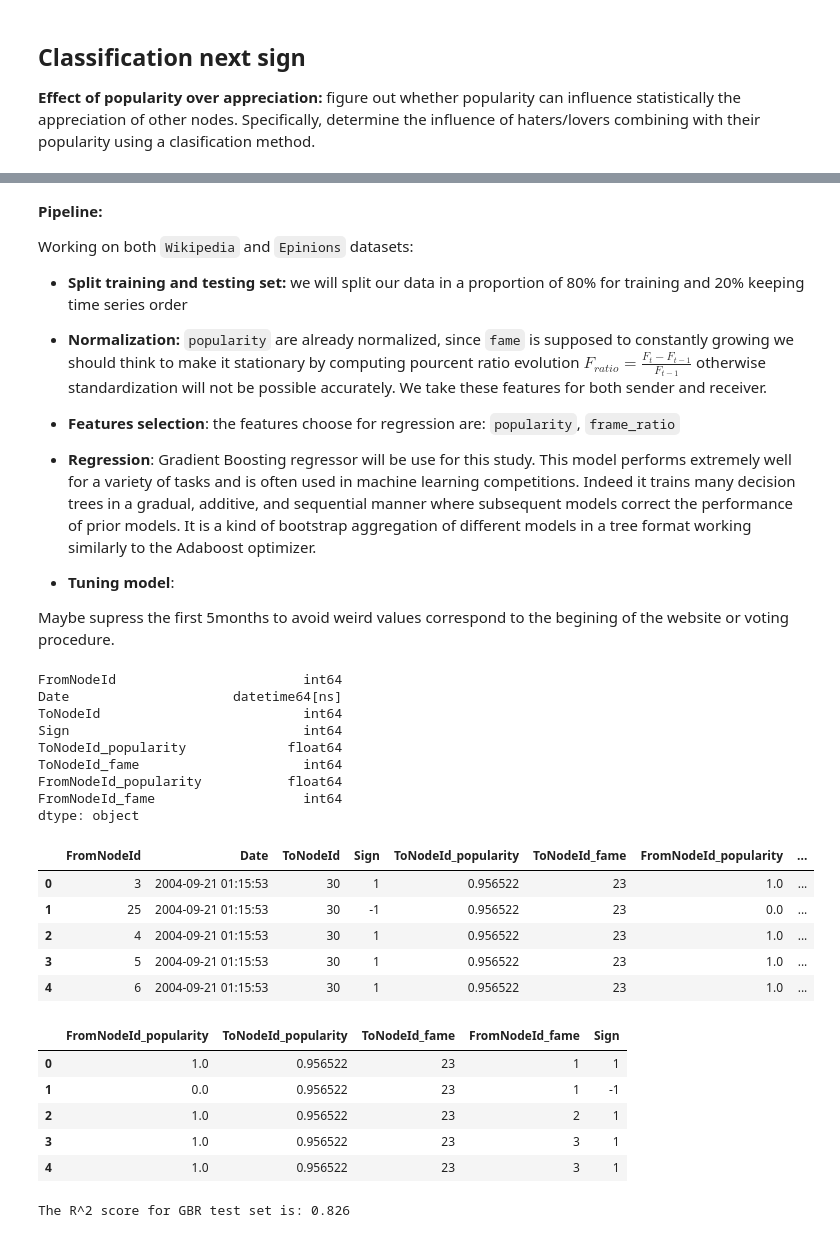
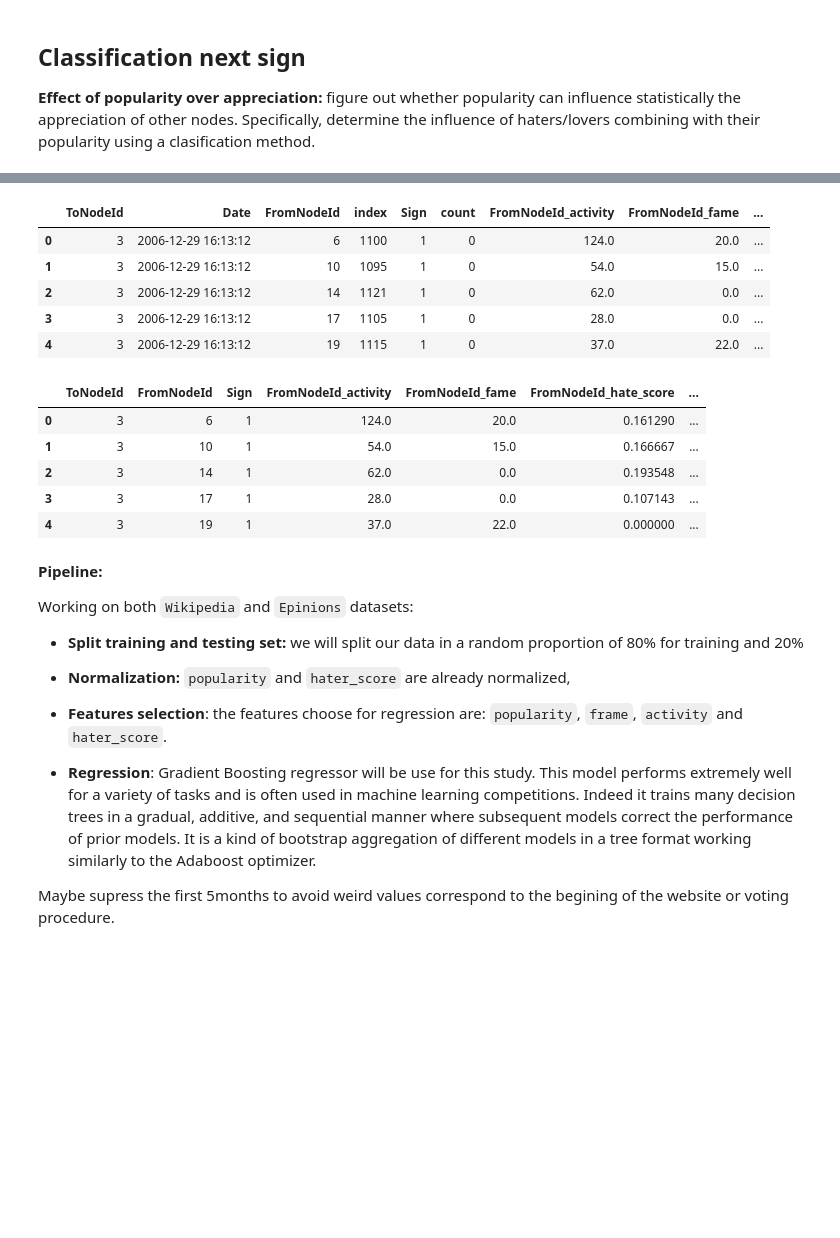
Before and after one commit to epfl-ada/ada-2020-project-milestone-p3-p3_adaptateur, a Jupyter notebook: notebook-matthieu.ipynb, the cells around one changed output, grey strips where cells are left out. Drawn from its saved outputs; the diff is of its cells as text; code cells hidden in the pictures; blank space fills up the shorter version.

```diff
--- a/notebook-matthieu.ipynb
+++ b/notebook-matthieu.ipynb
@@ -490,23 +512,36 @@ for d in dated_datasets:
+# %%
+wiki = wiki.fillna(0.)
+display(wiki.head())
+wiki = wiki.drop(['Date', 'index', 'count'], axis=1)
+display(wiki.head())
+# %% [output]
+|  | ToNodeId | Date | FromNodeId | index | Sign | count | FromNodeId_activity | FromNodeId_fame | ... |
+| 0 | 3 | 2006-12-29 16:13:12 | 6 | 1100 | 1 | 0 | 124.0 | 20.0 | ... |
+| 1 | 3 | 2006-12-29 16:13:12 | 10 | 1095 | 1 | 0 | 54.0 | 15.0 | ... |
+| 2 | 3 | 2006-12-29 16:13:12 | 14 | 1121 | 1 | 0 | 62.0 | 0.0 | ... |
+| 3 | 3 | 2006-12-29 16:13:12 | 17 | 1105 | 1 | 0 | 28.0 | 0.0 | ... |
+| 4 | 3 | 2006-12-29 16:13:12 | 19 | 1115 | 1 | 0 | 37.0 | 22.0 | ... |
+|  | ToNodeId | FromNodeId | Sign | FromNodeId_activity | FromNodeId_fame | FromNodeId_hate_score | ... |
+| 0 | 3 | 6 | 1 | 124.0 | 20.0 | 0.161290 | ... |
+| 1 | 3 | 10 | 1 | 54.0 | 15.0 | 0.166667 | ... |
+| 2 | 3 | 14 | 1 | 62.0 | 0.0 | 0.193548 | ... |
+| 3 | 3 | 17 | 1 | 28.0 | 0.0 | 0.107143 | ... |
+| 4 | 3 | 19 | 1 | 37.0 | 22.0 | 0.000000 | ... |
 # %% [markdown]
 **Pipeline:**
 
 Working on both `Wikipedia` and `Epinions` datasets:
 
-* **Split training and testing set:** we will split our data in a proportion of 80% for training and 20% keeping time series order
+* **Split training and testing set:** we will split our data in a random proportion of 80% for training and 20%
 
 
-* **Normalization:** `popularity` are already normalized, since `fame` is supposed to constantly growing we should think to make it stationary by computing pourcent ratio evolution $F_{ratio} = \frac{F_{t}-F_{t-1}}{F_{t-1}}$ otherwise standardization will not be possible accurately. We take these features for both sender and receiver.
+* **Normalization:** `popularity` and `hater_score` are already normalized,
 
-
-* **Features selection**: the features choose for regression are: `popularity`, `frame_ratio`
-
+* **Features selection**: the features choose for regression are: `popularity`, `frame`, `activity` and `hater_score`.
 
 * **Regression**: Gradient Boosting regressor will be use for this study. This model performs extremely well for a variety of tasks and is often used in machine learning competitions. Indeed it trains many decision trees in a gradual, additive, and sequential manner where subsequent models correct the performance of prior models. It is a kind of bootstrap aggregation of different models in a tree format working similarly to the Adaboost optimizer.
 
 
-* **Tuning model**:
-
-
 Maybe supress the first 5months to avoid weird values correspond to the begining of the website or voting procedure.
 # %%
 #Split training and testing set
@@ -554,35 +606,3 @@ def standardize(X_train, X_test, columns):
-# %%
-features = ['FromNodeId_popularity', 'ToNodeId_popularity', 'ToNodeId_fame', 'FromNodeId_fame']
-norm_col = ['ToNodeId_fame', 'FromNodeId_fame']
-target = 'Sign'
-wiki = dated_datasets[0]['regression_df']
-display(wiki.dtypes)
-display(wiki.head())
-wiki = wiki[['FromNodeId_popularity', 'ToNodeId_popularity', 'ToNodeId_fame', 'FromNodeId_fame', 'Sign']]
-display(wiki.head())
-train_set, test_set = longitudinal_split(wiki)
-# %% [output]
-FromNodeId                        int64
-Date                     datetime64[ns]
-ToNodeId                          int64
-Sign                              int64
-ToNodeId_popularity             float64
-ToNodeId_fame                     int64
-FromNodeId_popularity           float64
-FromNodeId_fame                   int64
-dtype: object
-|  | FromNodeId | Date | ToNodeId | Sign | ToNodeId_popularity | ToNodeId_fame | FromNodeId_popularity | ... |
-| 0 | 3 | 2004-09-21 01:15:53 | 30 | 1 | 0.956522 | 23 | 1.0 | ... |
-| 1 | 25 | 2004-09-21 01:15:53 | 30 | -1 | 0.956522 | 23 | 0.0 | ... |
-| 2 | 4 | 2004-09-21 01:15:53 | 30 | 1 | 0.956522 | 23 | 1.0 | ... |
-| 3 | 5 | 2004-09-21 01:15:53 | 30 | 1 | 0.956522 | 23 | 1.0 | ... |
-| 4 | 6 | 2004-09-21 01:15:53 | 30 | 1 | 0.956522 | 23 | 1.0 | ... |
-|  | FromNodeId_popularity | ToNodeId_popularity | ToNodeId_fame | FromNodeId_fame | Sign |
-| 0 | 1.0 | 0.956522 | 23 | 1 | 1 |
-| 1 | 0.0 | 0.956522 | 23 | 1 | -1 |
-| 2 | 1.0 | 0.956522 | 23 | 2 | 1 |
-| 3 | 1.0 | 0.956522 | 23 | 3 | 1 |
-| 4 | 1.0 | 0.956522 | 23 | 3 | 1 |
 # %%
 # Create GBR model
 from sklearn.ensemble import GradientBoostingClassifier
@@ -610,6 +641,2 @@ def run_GBR_model(name, train_set, test_set, features, target, norm_columns=None
 
     return X_test, y_test, model
-# %%
-_, _, rand_model = run_GBR_model("GBR", train_set, test_set, features, target, norm_col)
-# %% [output]
-The R^2 score for GBR test set is: 0.826
```
Also changed, not shown: parts of 14 cells of this notebook, 1 other file.
